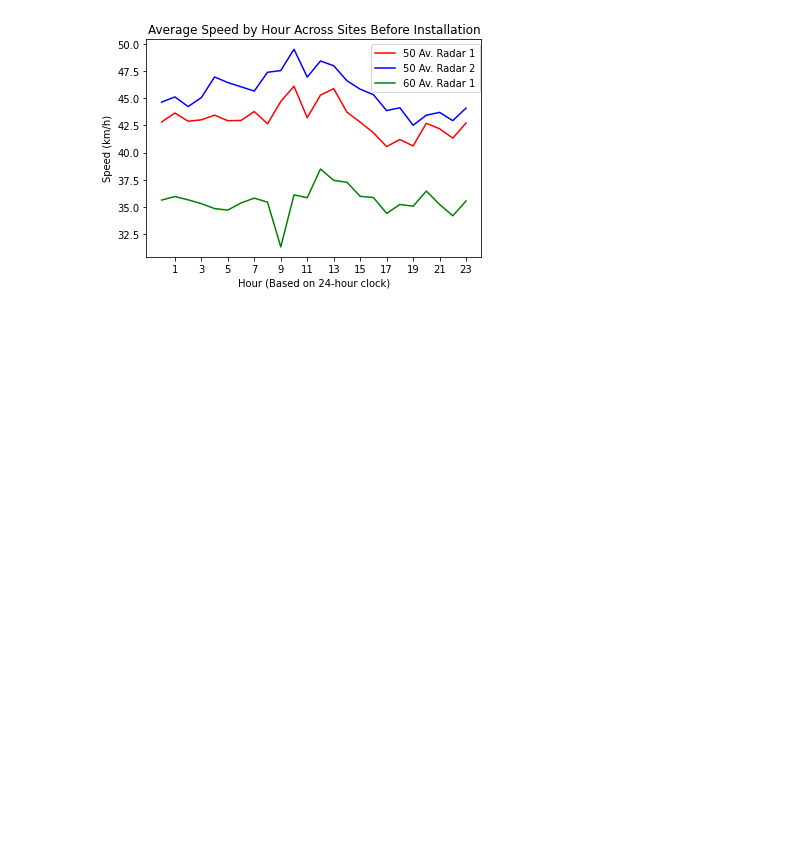
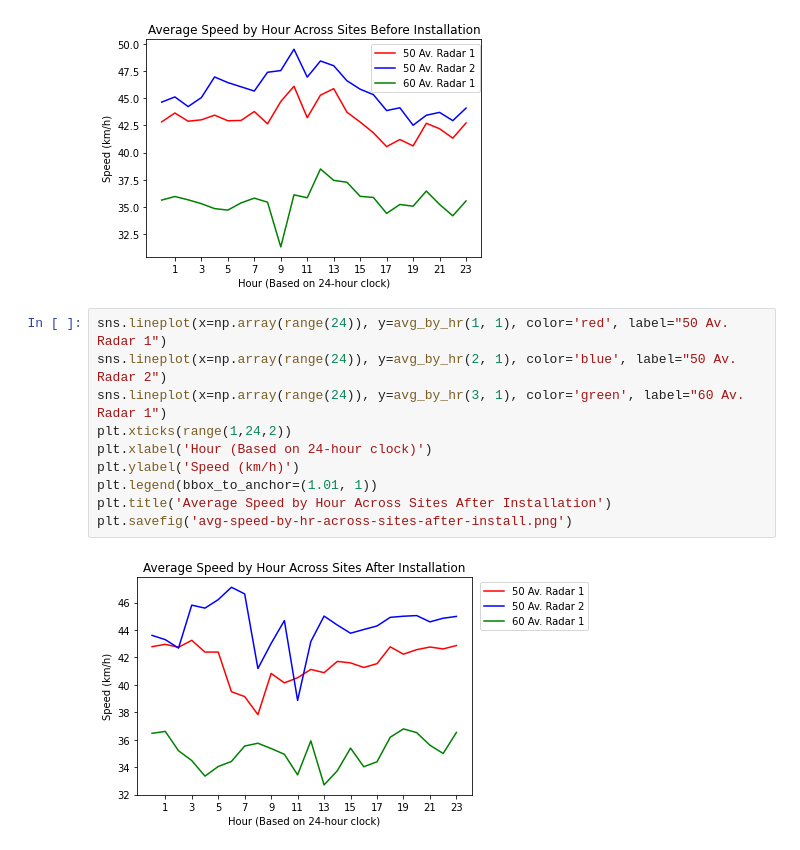
Before and after one commit to fedorukben/autoguardian-beaumont, a Jupyter notebook: analysis.ipynb, the cells around one changed output. Drawn from its saved outputs; the diff is of its cells as text; blank space fills up the shorter version.

Commit message:
Added by radar

```diff
--- a/analysis.ipynb
+++ b/analysis.ipynb
@@ -120,6 +129,18 @@ plt.title('Average Speed by Hour Across Sites Before Installation')
 plt.savefig('avg-speed-by-hr-across-sites-before-install.png')
 # %% [output]
 [figure]
+# %%
+sns.lineplot(x=np.array(range(24)), y=avg_by_hr(1, 1), color='red', label="50 Av. Radar 1")
+sns.lineplot(x=np.array(range(24)), y=avg_by_hr(2, 1), color='blue', label="50 Av. Radar 2")
+sns.lineplot(x=np.array(range(24)), y=avg_by_hr(3, 1), color='green', label="60 Av. Radar 1")
+plt.xticks(range(1,24,2))
+plt.xlabel('Hour (Based on 24-hour clock)')
+plt.ylabel('Speed (km/h)')
+plt.legend(bbox_to_anchor=(1.01, 1))
+plt.title('Average Speed by Hour Across Sites After Installation')
+plt.savefig('avg-speed-by-hr-across-sites-after-install.png')
+# %% [output]
+[figure, added]
 # %%
 sns.lineplot(x=np.array(range(24)), y=avg_by_hr(1, 0, True), color='red', label="50 Av. Radar 1")
 sns.lineplot(x=np.array(range(24)), y=avg_by_hr(2, 0, True), color='blue', label="50 Av. Radar 2")
```
Also changed, not shown: parts of 7 cells of this notebook, 6 other files.
